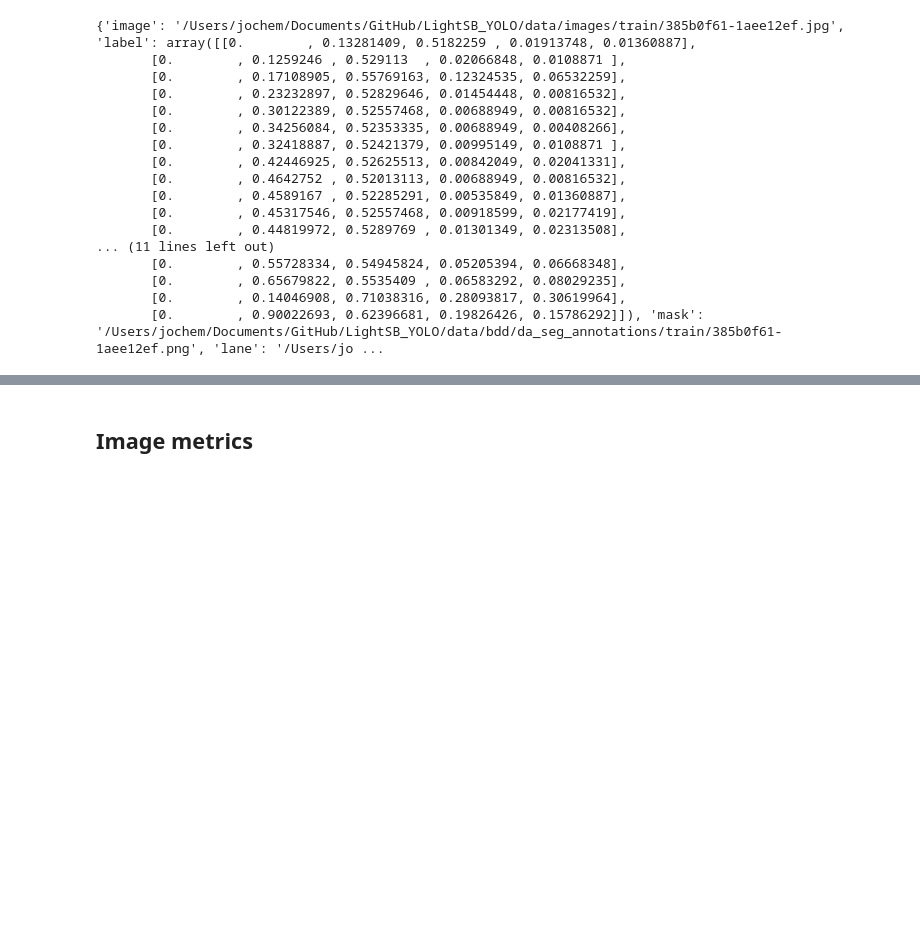
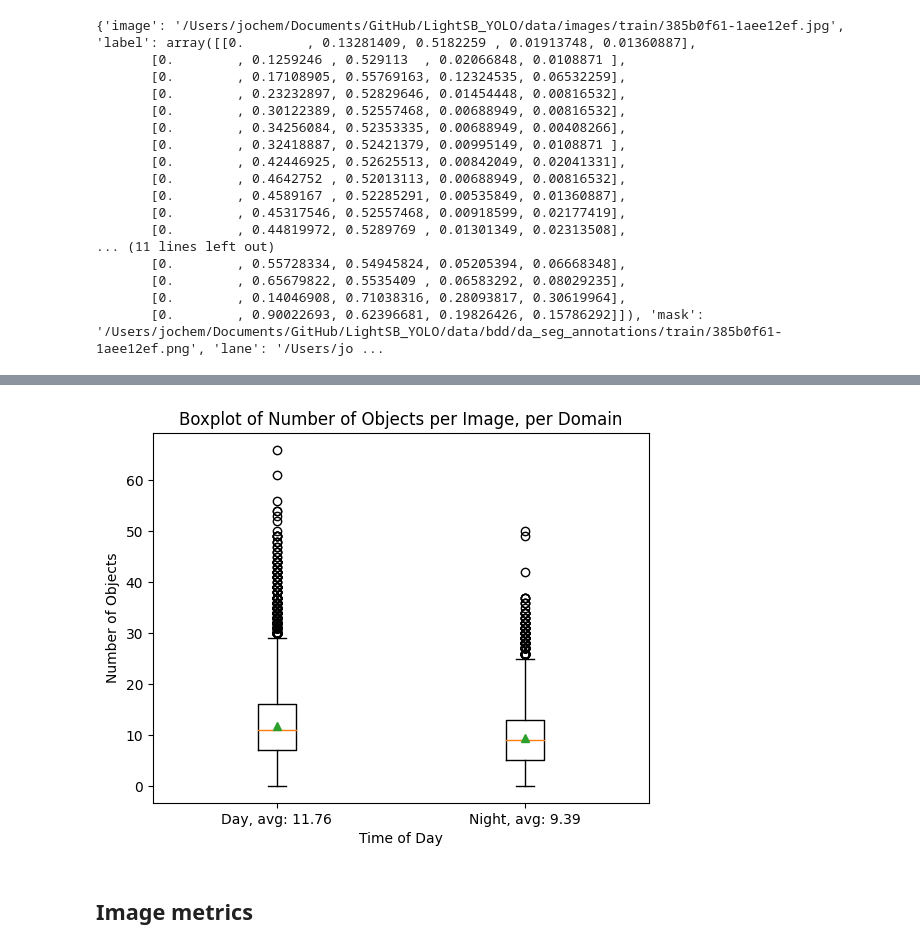
Before and after one commit to jsluijter02/LightSB_YOLO, a Jupyter notebook: notebooks/data_exploration/data_exploration.ipynb, the cells around one changed output, grey strips where cells are left out. Saved outputs shown, nothing was run; the diff lists cells and outputs as text; code cells hidden in the pictures; blank space fills up the shorter version.

```diff
--- a/notebooks/data_exploration/data_exploration.ipynb
+++ b/notebooks/data_exploration/data_exploration.ipynb
@@ -130,3 +152,34 @@ print(train_day[0])
+# %%
+day_label_len = []
+for instance in train_day:
+    length = len(instance['label'])
+    day_label_len.append(length)
+
+for instance in val_day:
+    length = len(instance['label'])
+    day_label_len.append(length)
+
+night_label_len = []
+for instance in train_night:
+    length = len(instance['label'])
+    night_label_len.append(length)
+
+for instance in val_night:
+    length = len(instance['label'])
+    night_label_len.append(length)
+
+day_avg = round(np.average(day_label_len), ndigits=2)
+night_avg = round(np.average(night_label_len), ndigits=2)
+
+plt.boxplot([day_label_len, night_label_len], labels=[f'Day, avg: {day_avg}', f'Night, avg: {night_avg}'], showmeans=True)
+plt.title('Boxplot of Number of Objects per Image, per Domain')
+plt.ylabel('Number of Objects')
+plt.xlabel('Time of Day')
+
+plt.savefig(os.path.join(save_path, 'numberofobjects.png'))
+plt.show()
+# %% [output]
+[figure, added]
 # %% [markdown]
 ## Image metrics
 # %% [markdown]
```
Also changed, not shown: parts of 5 cells of this notebook, 17 other files.
